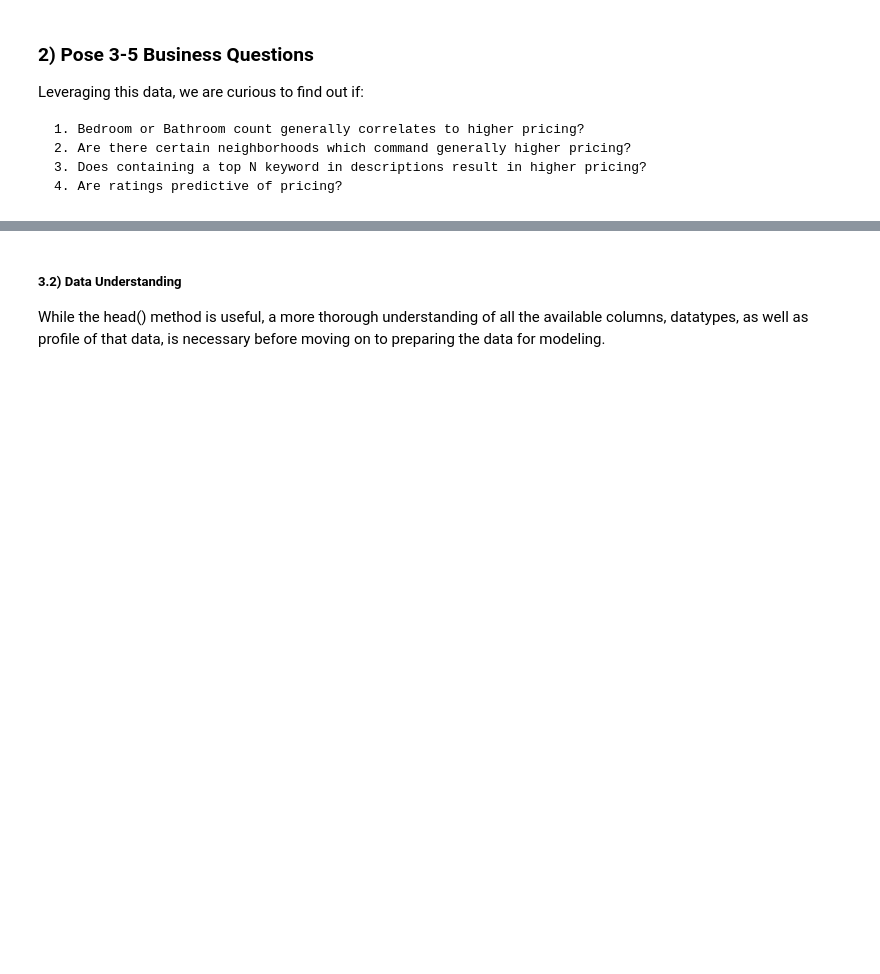
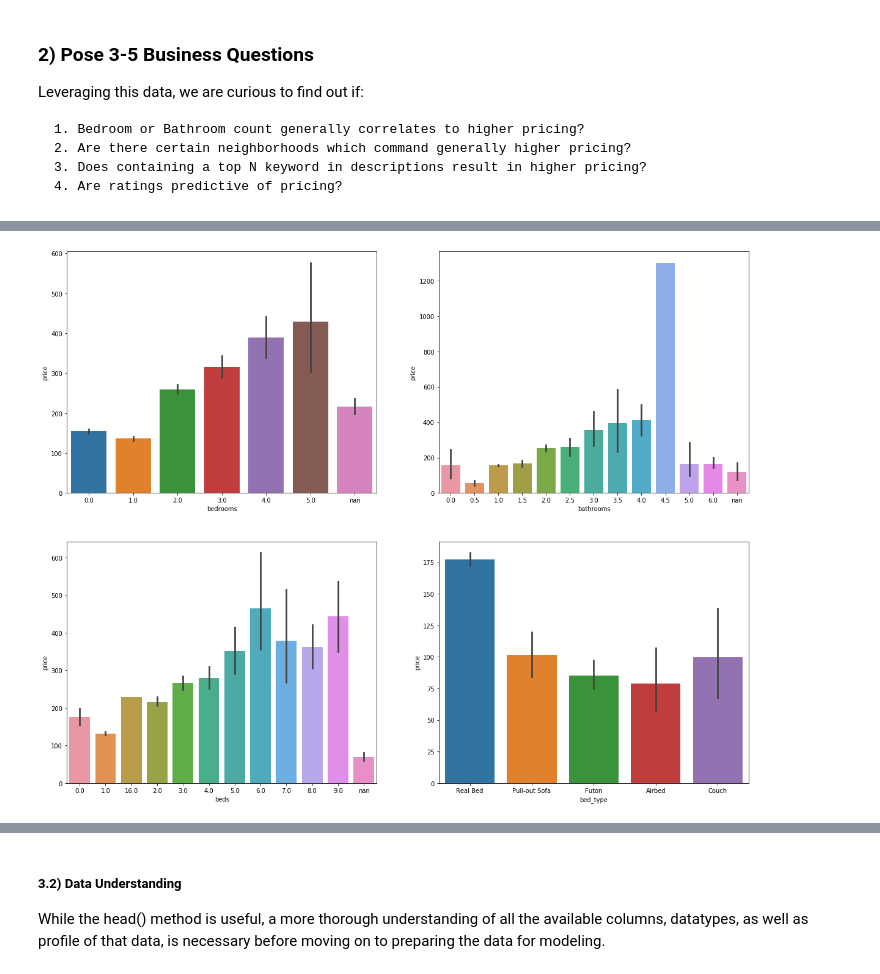
Before and after one commit to DavidHerrAZ/Data-Science-Writing, a Jupyter notebook: Data-Science-Writing.ipynb, the cells around one changed output, grey strips where cells are left out. Cells and saved outputs as stored; diff of their text form; code cells hidden in the pictures; blank space fills up the shorter version.

Commit message:
Refactor bed/bath and neighborhood charts.

```diff
--- a/Data-Science-Writing.ipynb
+++ b/Data-Science-Writing.ipynb
@@ -112,0 +79,7 @@ viz.price_analysis_plots(neighborhood_bar, False)
+# %%
+# define columns to be used for price vs. bed/bath analysis
+bed_bath_cols = ['price','bedrooms','bathrooms','beds','bed_type']
+
+# call 2x2 price analysis plot for all bed/bath cols (Boston)
+viz.price_analysis_plots(df_boston[bed_bath_cols])
+# %% [output]
@@ -112,0 +87 @@ viz.price_analysis_plots(neighborhood_bar, False)
+[figure, added]
```
Also changed, not shown: parts of 8 cells of this notebook.
